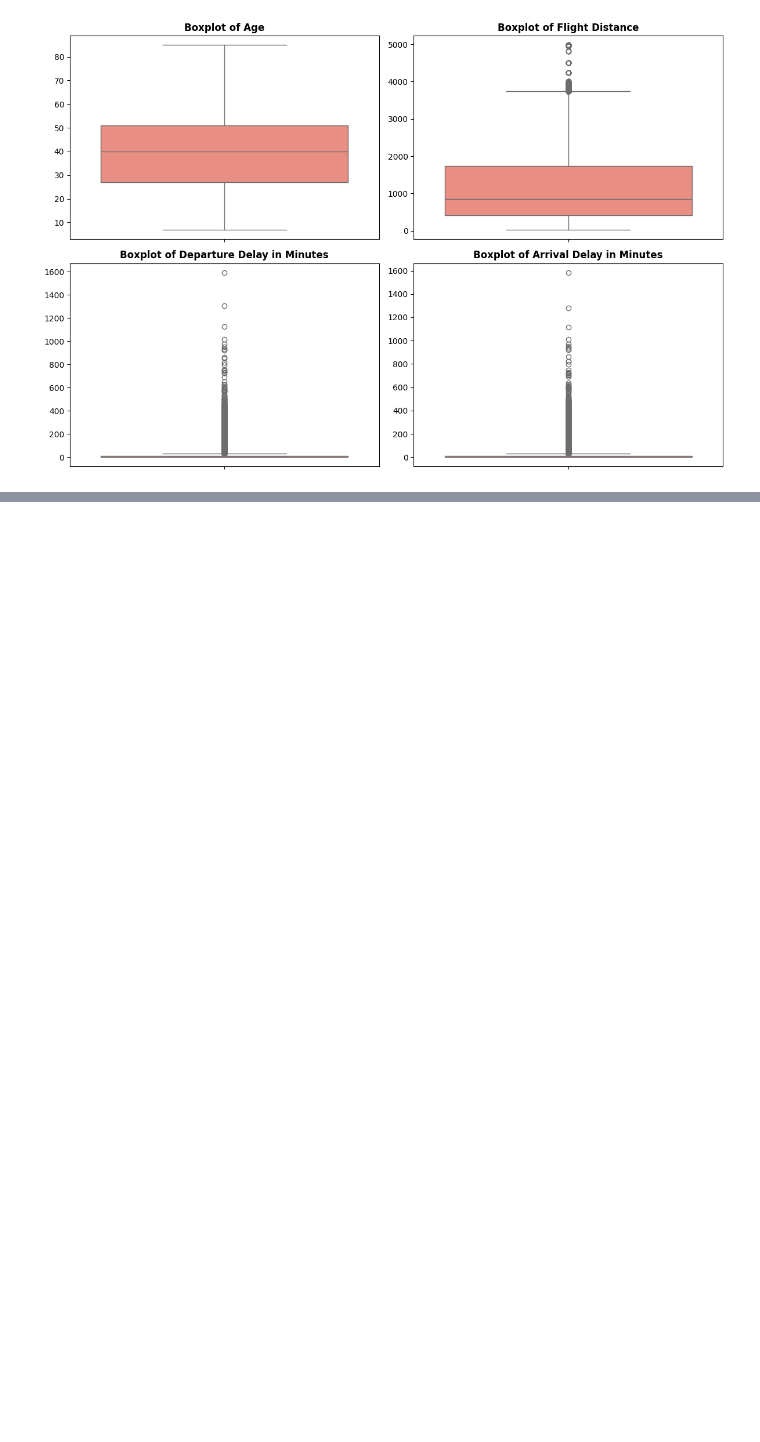
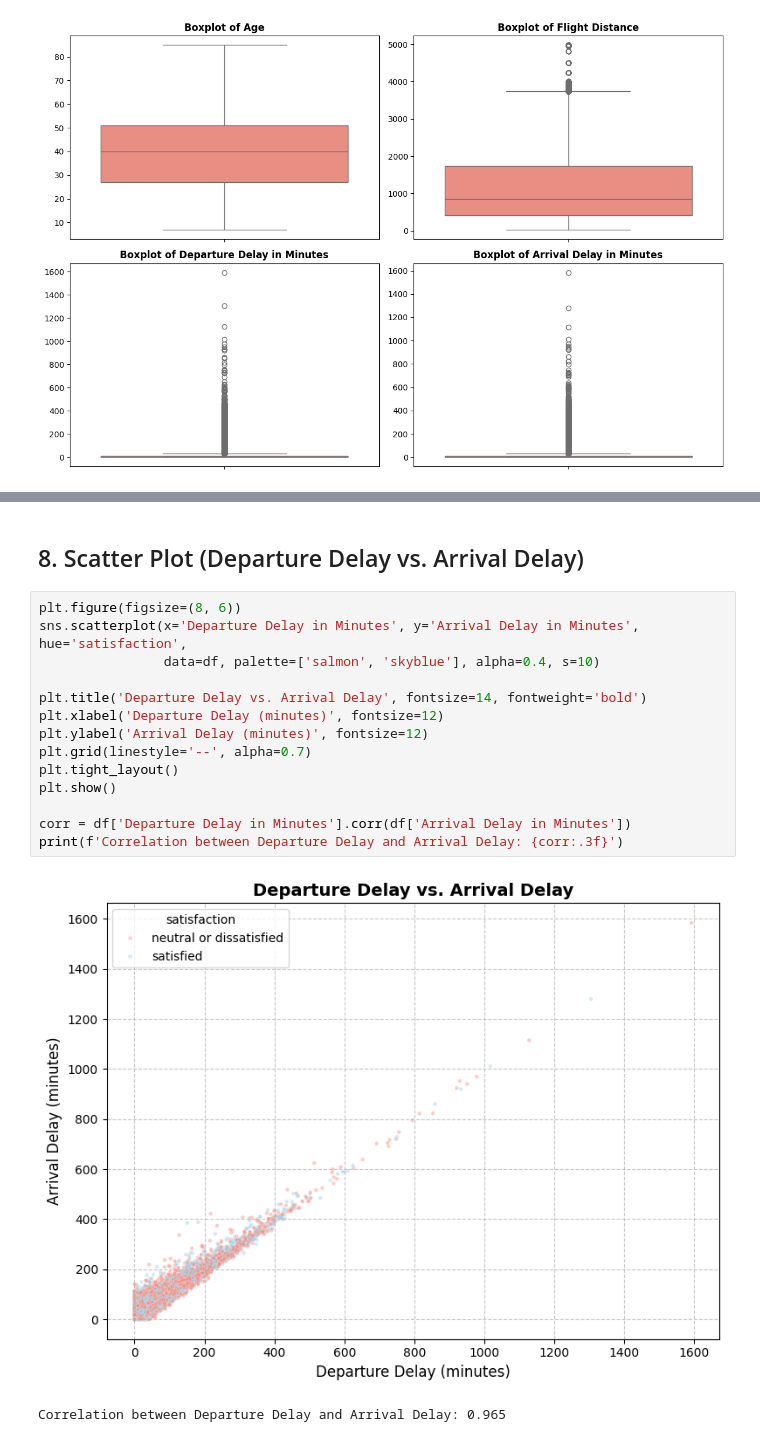
Before and after one commit to Layal06-gh/IT326-Airline-Satisfaction, a Jupyter notebook: phases/Phase2.ipynb, the cells around one changed output, grey strips where cells are left out. Cells and saved outputs as stored; diff of their text form; blank space fills up the shorter version.

```diff
--- a/phases/Phase2.ipynb
+++ b/phases/Phase2.ipynb
@@ -76,0 +230,19 @@ The boxplot analysis across key numeric features reveals the following insights:
+# %% [markdown]
+## 8. Scatter Plot (Departure Delay vs. Arrival Delay)
+# %%
+plt.figure(figsize=(8, 6))
+sns.scatterplot(x='Departure Delay in Minutes', y='Arrival Delay in Minutes', hue='satisfaction',
+                data=df, palette=['salmon', 'skyblue'], alpha=0.4, s=10)
+
+plt.title('Departure Delay vs. Arrival Delay', fontsize=14, fontweight='bold')
+plt.xlabel('Departure Delay (minutes)', fontsize=12)
+plt.ylabel('Arrival Delay (minutes)', fontsize=12)
+plt.grid(linestyle='--', alpha=0.7)
+plt.tight_layout()
+plt.show()
+
+corr = df['Departure Delay in Minutes'].corr(df['Arrival Delay in Minutes'])
+print(f'Correlation between Departure Delay and Arrival Delay: {corr:.3f}')
+# %% [output]
+[figure, added]
+Correlation between Departure Delay and Arrival Delay: 0.965
```
Also changed, not shown: parts of 35 cells of this notebook.
